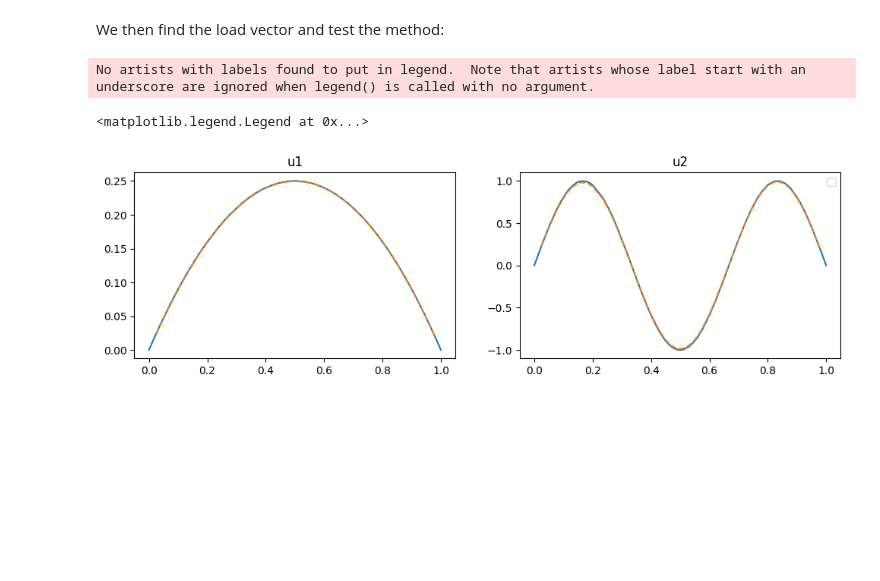
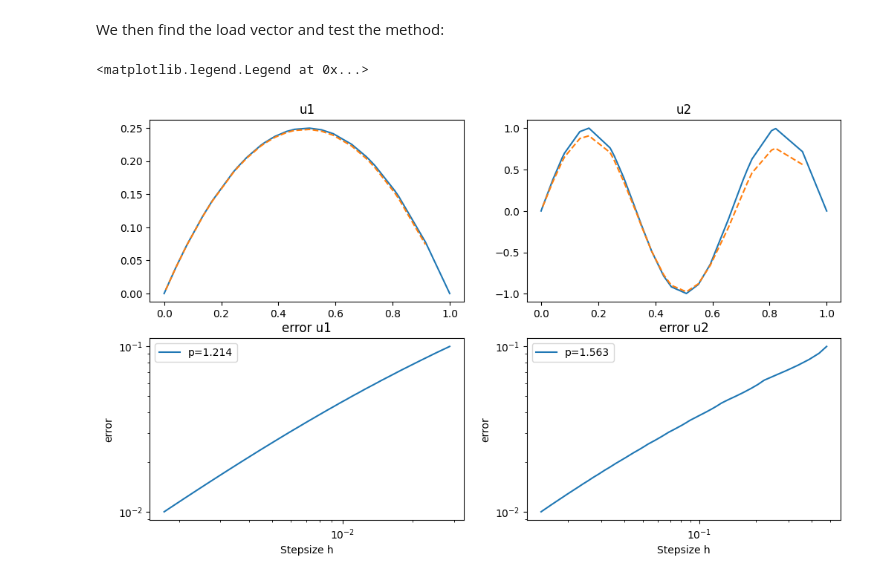
Before and after one commit to martinsw01/numdiff_p2, a Jupyter notebook: example.ipynb, the cells around one changed output. Drawn from its saved outputs; the diff is of its cells as text; code cells hidden in the pictures; blank space fills up the shorter version.

Commit message:
Fixed bug in loglog_error. Use linspace instaed of arange, as arange does not include endpoints

```diff
--- a/example.ipynb
+++ b/example.ipynb
@@ -7,11 +7,13 @@ from load_vector import load_vector
 ### Utilities
 # %%
 def loglog_error(f, u, A, M=30):
-    H = 1/np.logspace(1,2,50)
-    print(H)
+    iterations = 50
+    M = np.logspace(1,2,iterations, dtype=int)
+    H = 1/M
     e = np.zeros_like(H)
-    for i, h in enumerate(H):
-        X = np.arange(0,1,h)
+    for i in range(iterations):
+        X = np.linspace(0, 1, M[i])
+        h = 1/M[i]
         F = load_vector(f, X, len(X))
         A = stiffness_matrix(alpha=1, b=1, c=2, H=np.full_like(X, h), M=len(X))
         u_num = np.linalg.solve(A, F)
@@ -109,33 +111,33 @@ U_2b2 = np.linalg.solve(A, F_2b2)
 
 # now we also find the error
 e1, H1 = loglog_error(f2b_1, u2b_1, A)
 e2, H2 = loglog_error(f2b_2, u2b_2, A)
 
 p1 = np.polyfit(np.log(H1), np.log(e1), 1)[0]
 p2 = np.polyfit(np.log(H2), np.log(e2), 1)[0]
 
 # Here we plit the figures
 plt.figure(figsize=(12,7))
 
 plt.subplot(2,2,1, title="u1")
 plt.plot(X, u2b_1(X))
 plt.plot(X[1:-1], U_2b1, linestyle='dashed')
 
 plt.subplot(2,2,2,title="u2")
 plt.plot(X, u2b_2(X))
 plt.plot(X[1:-1], U_2b2, linestyle='dashed')
 
 plt.subplot(2,2,3, title='error u1')
 plt.loglog(e1, H1, label=f"p={p1:.3f}")
 plt.xlabel('Stepsize h')
 plt.ylabel('error')
+plt.legend()
 
 plt.subplot(2,2,4, title='error u2')
 plt.loglog(e2, H2, label=f"p={p2:.3f}")
 plt.xlabel('Stepsize h')
 plt.ylabel('error')
 plt.legend()
 # %% [output]
-No artists with labels found to put in legend.  Note that artists whose label start with an underscore are ignored when legend() is called with no argument.
+<matplotlib.legend.Legend at 0x...>
-<matplotlib.legend.Legend at 0x...>
-[figure, old version]
+[figure, new version]
```
Also changed, not shown: parts of 1 cell of this notebook.
